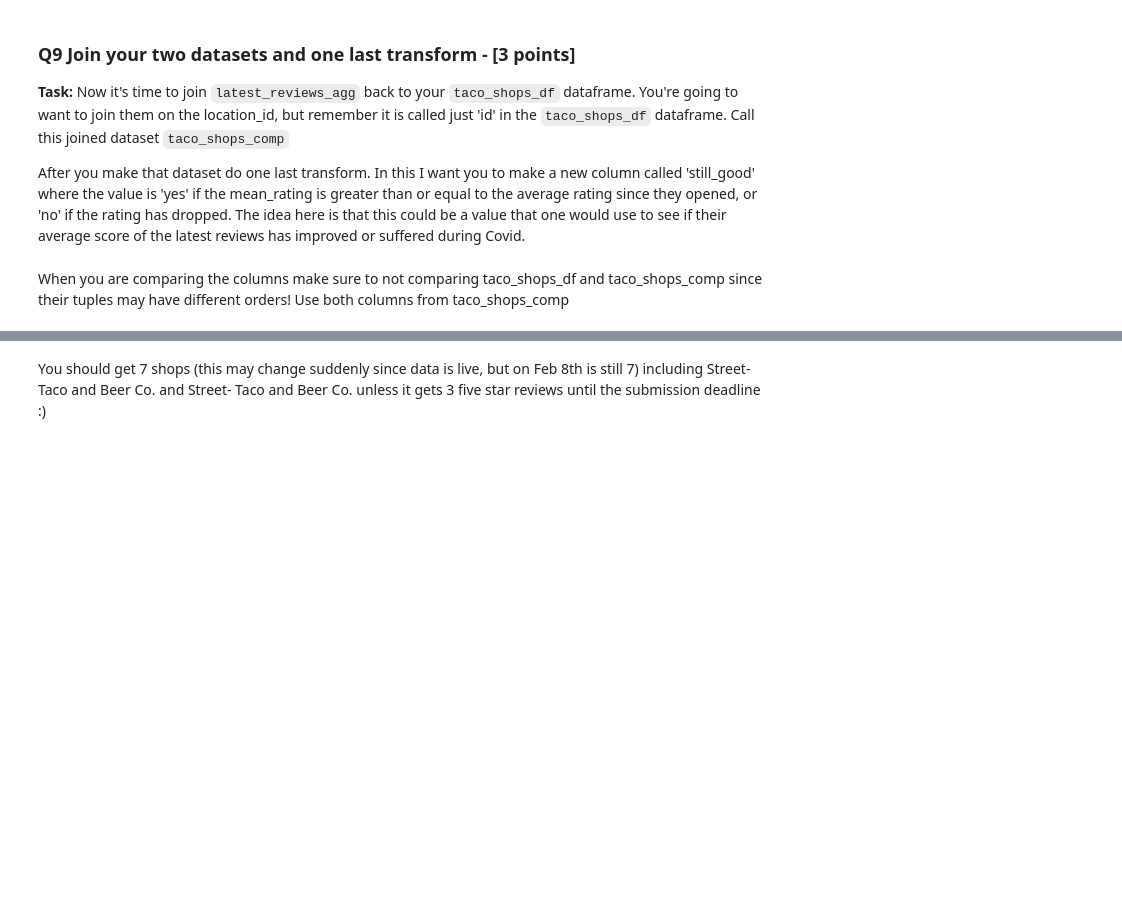
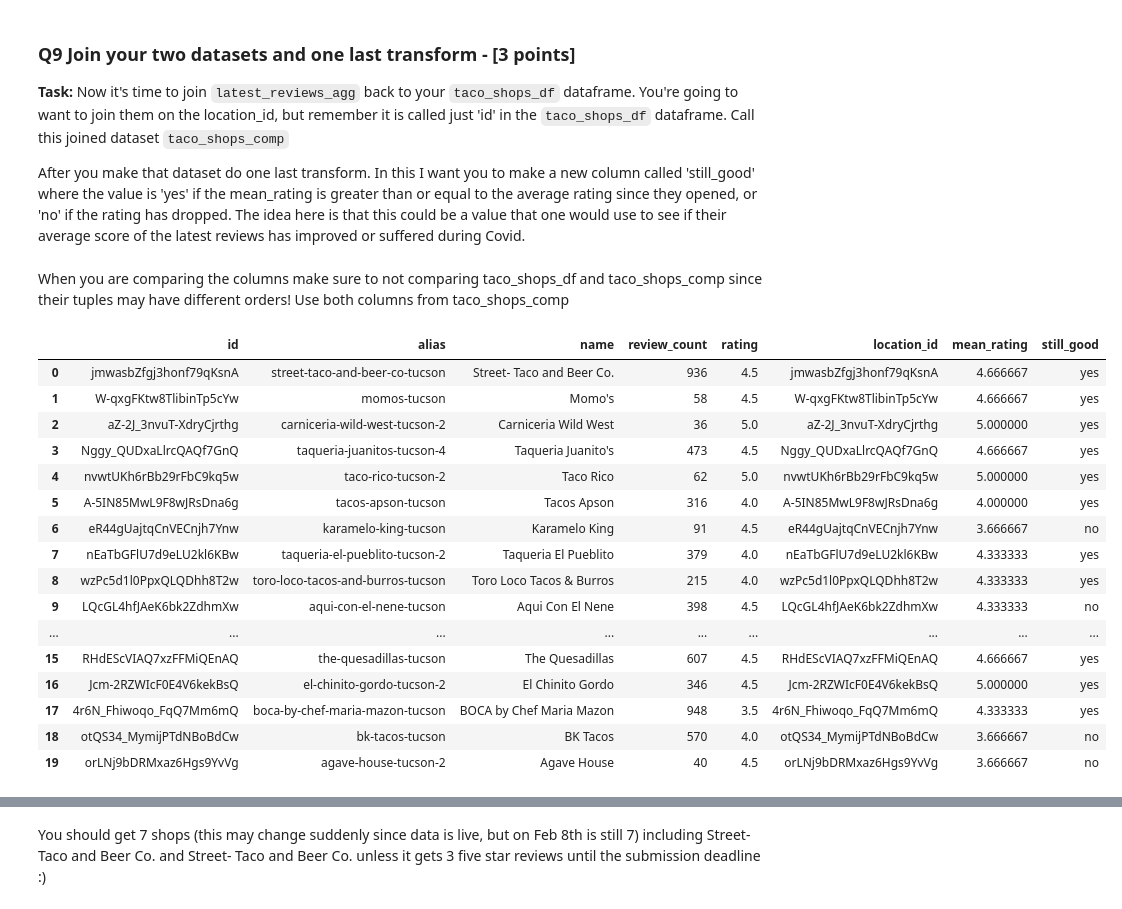
Before and after one commit to alostmathematician/ISTA-366, a Jupyter notebook: ISTA_322_Fa23_HW2_part_2_qin_xu.ipynb, the cells around one changed output, grey strips where cells are left out. Saved outputs shown, nothing was run; the diff lists cells and outputs as text; code cells hidden in the pictures; blank space fills up the shorter version.

```diff
--- a/ISTA_322_Fa23_HW2_part_2_qin_xu.ipynb
+++ b/ISTA_322_Fa23_HW2_part_2_qin_xu.ipynb
@@ -112,6 +154,9 @@ You should also rename the second column to `mean_rating` vs. leaving it as the
 ## Q8 Your code starts here
 # Do your groupby to get mean rating.
 # Call it latest_reviews_agg.
-... = ...(..., as_index=False).....
+latest_reviews_agg = taco_shops_reviews_df.groupby(
+    'location_id',
+    as_index=False).agg(
+        {'rating': 'mean'})
 # %%
 # Check it!
@@ -119,6 +182,6 @@ You should also rename the second column to `mean_rating` vs. leaving it as the
 # %%
 # Rename so the two column names are 'location_id' and 'mean_rating'
-... = ...
+latest_reviews_agg.columns = ['location_id','mean_rating']
 ## Q8  Your code ends here - Any code outside of these start/end markers won't be graded
 # %% [markdown]
 ### Q9 Join your two datasets and one last transform - [3 points]
@@ -129,7 +192,6 @@ After you make that dataset do one last transform.  In this I want you to make a
 # %%
 ## Q9 Your code starts here
 # Join and name taco_shops_comp
-
-...
+taco_shops_comp = taco_shops_df.merge(latest_reviews_agg,how='left',left_on='id',right_on='location_id')
 # %% [markdown]
 When you are comparing the columns make sure to not comparing taco_shops_df and taco_shops_comp since their tuples may have different orders! Use both columns from taco_shops_comp
@@ -139,2 +198,26 @@ When you are comparing the columns make sure to not comparing taco_shops_df and
+# %%
+# Make still_good column
+taco_shops_comp['still_good'] = taco_shops_comp['mean_rating'] >= taco_shops_comp['rating']
+taco_shops_comp['still_good'] = taco_shops_comp['still_good'].map({True: 'yes', False: 'no'})
+# %%
+taco_shops_comp
+# %% [output]
+|  | id | alias | name | review_count | rating | location_id | mean_rating | still_good |
+| 0 | jmwasbZfgj3honf79qKsnA | street-taco-and-beer-co-tucson | Street- Taco and Beer Co. | 936 | 4.5 | jmwasbZfgj3honf79qKsnA | 4.666667 | yes |
+| 1 | W-qxgFKtw8TlibinTp5cYw | momos-tucson | Momo's | 58 | 4.5 | W-qxgFKtw8TlibinTp5cYw | 4.666667 | yes |
+| 2 | aZ-2J_3nvuT-XdryCjrthg | carniceria-wild-west-tucson-2 | Carniceria Wild West | 36 | 5.0 | aZ-2J_3nvuT-XdryCjrthg | 5.000000 | yes |
+| 3 | Nggy_QUDxaLlrcQAQf7GnQ | taqueria-juanitos-tucson-4 | Taqueria Juanito's | 473 | 4.5 | Nggy_QUDxaLlrcQAQf7GnQ | 4.666667 | yes |
+| 4 | nvwtUKh6rBb29rFbC9kq5w | taco-rico-tucson-2 | Taco Rico | 62 | 5.0 | nvwtUKh6rBb29rFbC9kq5w | 5.000000 | yes |
+| 5 | A-5IN85MwL9F8wJRsDna6g | tacos-apson-tucson | Tacos Apson | 316 | 4.0 | A-5IN85MwL9F8wJRsDna6g | 4.000000 | yes |
+| 6 | eR44gUajtqCnVECnjh7Ynw | karamelo-king-tucson | Karamelo King | 91 | 4.5 | eR44gUajtqCnVECnjh7Ynw | 3.666667 | no |
+| 7 | nEaTbGFlU7d9eLU2kl6KBw | taqueria-el-pueblito-tucson-2 | Taqueria El Pueblito | 379 | 4.0 | nEaTbGFlU7d9eLU2kl6KBw | 4.333333 | yes |
+| 8 | wzPc5d1l0PpxQLQDhh8T2w | toro-loco-tacos-and-burros-tucson | Toro Loco Tacos & Burros | 215 | 4.0 | wzPc5d1l0PpxQLQDhh8T2w | 4.333333 | yes |
+| 9 | LQcGL4hfJAeK6bk2ZdhmXw | aqui-con-el-nene-tucson | Aqui Con El Nene | 398 | 4.5 | LQcGL4hfJAeK6bk2ZdhmXw | 4.333333 | no |
+| ... | ... | ... | ... | ... | ... | ... | ... | ... |
+| 15 | RHdEScVIAQ7xzFFMiQEnAQ | the-quesadillas-tucson | The Quesadillas | 607 | 4.5 | RHdEScVIAQ7xzFFMiQEnAQ | 4.666667 | yes |
+| 16 | Jcm-2RZWIcF0E4V6kekBsQ | el-chinito-gordo-tucson-2 | El Chinito Gordo | 346 | 4.5 | Jcm-2RZWIcF0E4V6kekBsQ | 5.000000 | yes |
+| 17 | 4r6N_Fhiwoqo_FqQ7Mm6mQ | boca-by-chef-maria-mazon-tucson | BOCA by Chef Maria Mazon | 948 | 3.5 | 4r6N_Fhiwoqo_FqQ7Mm6mQ | 4.333333 | yes |
+| 18 | otQS34_MymijPTdNBoBdCw | bk-tacos-tucson | BK Tacos | 570 | 4.0 | otQS34_MymijPTdNBoBdCw | 3.666667 | no |
+| 19 | orLNj9bDRMxaz6Hgs9YvVg | agave-house-tucson-2 | Agave House | 40 | 4.5 | orLNj9bDRMxaz6Hgs9YvVg | 3.666667 | no |
 # %%
 # So, do any locations have a lower average in their last three reviews compared to their average overall score?
```
Also changed, not shown: parts of 11 cells of this notebook.
